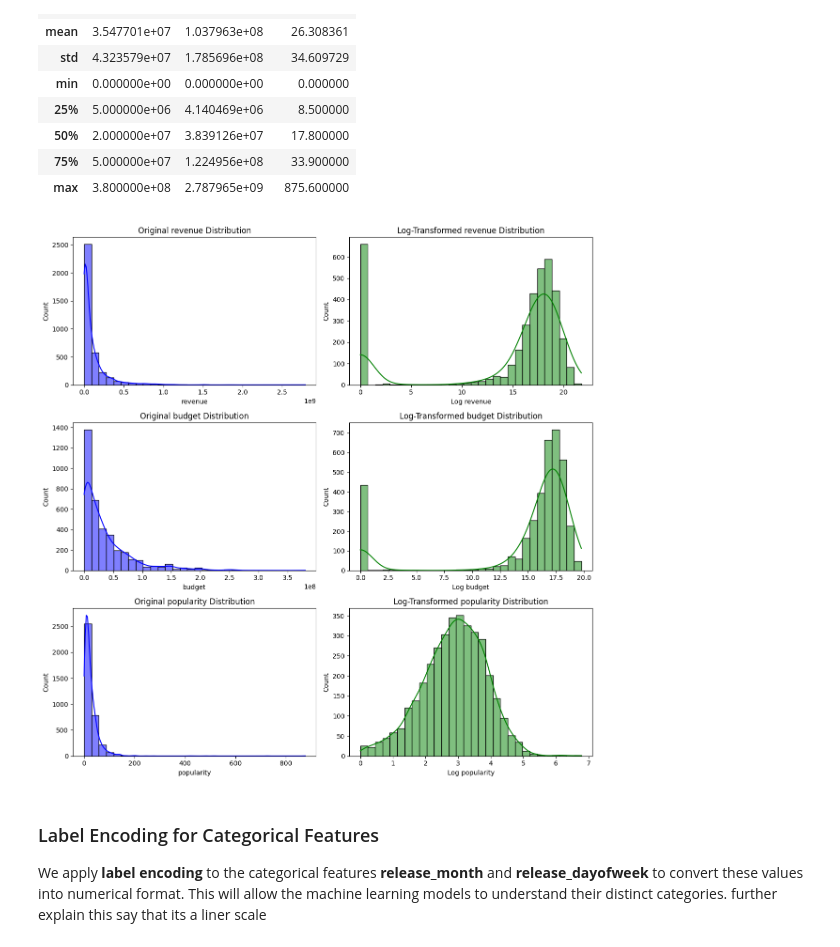
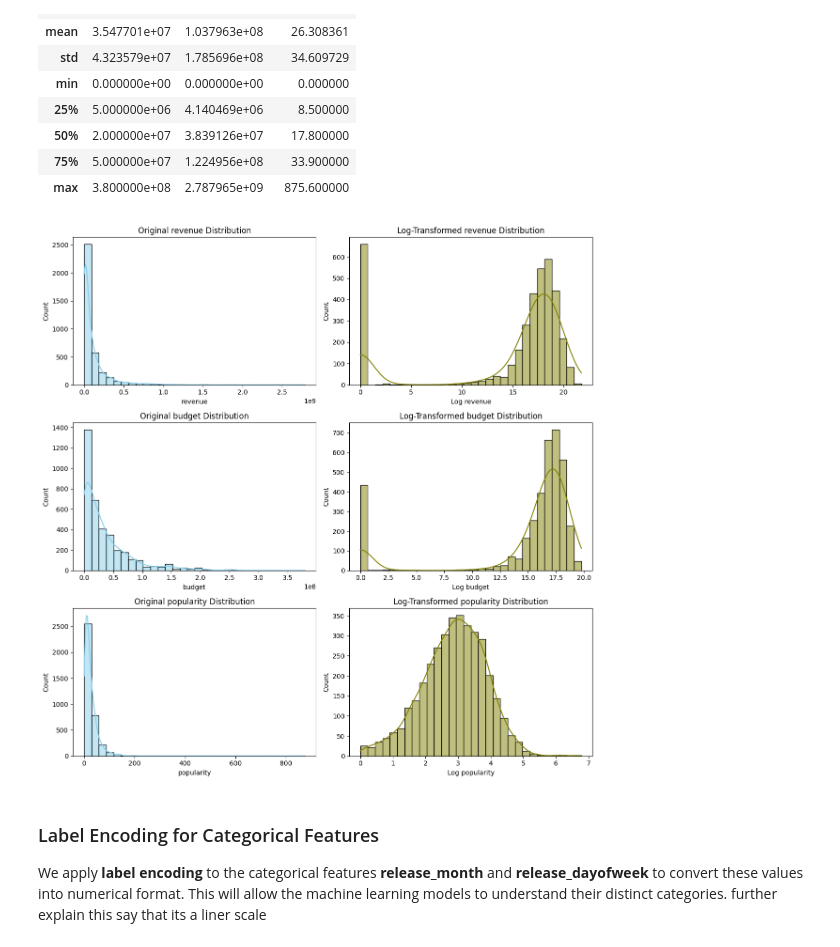
Before and after one commit to riosrose/UCB_project4_group6, a Jupyter notebook: movie_popularity_prediction.ipynb, the cells around one changed output. Saved outputs shown, nothing was run; the diff lists cells and outputs as text; code cells hidden in the pictures.

```diff
--- a/movie_popularity_prediction.ipynb
+++ b/movie_popularity_prediction.ipynb
@@ -1276,29 +1276,29 @@ regression_df['popularity_log'] = np.log1p(regression_df['popularity'])
 # %%
 # Columns to visualize
 columns = ['revenue', 'budget', 'popularity']
 
 # Set up the plot
 plt.figure(figsize=(12, 12))
 
 # Loop through the columns and plot original and log-transformed data
 for i, col in enumerate(columns):
     # Plot original data
     plt.subplot(3, 2, 2*i + 1)
-    sns.histplot(regression_df[col], kde=True, bins=30, color='blue')
+    sns.histplot(regression_df[col], kde=True, bins=30, color='skyblue')
     plt.title(f'Original {col} Distribution')
     plt.xlabel(col)
 
     # Plot log-transformed data
     plt.subplot(3, 2, 2*i + 2)
-    sns.histplot(regression_df[f'{col}_log'], kde=True, bins=30, color='green')
+    sns.histplot(regression_df[f'{col}_log'], kde=True, bins=30, color='olive')
     plt.title(f'Log-Transformed {col} Distribution')
     plt.xlabel(f'Log {col}')
 
 # Adjust the layout for clarity
 plt.tight_layout()
 plt.show()
 # %% [output]
-[figure, old version]
+[figure, new version]
 # %%
 # Drop the original columns that are transformed
 regression_df = regression_df.drop(['revenue', 'budget', 'popularity'], axis=1)
```
Also changed, not shown: parts of 2 cells of this notebook.
